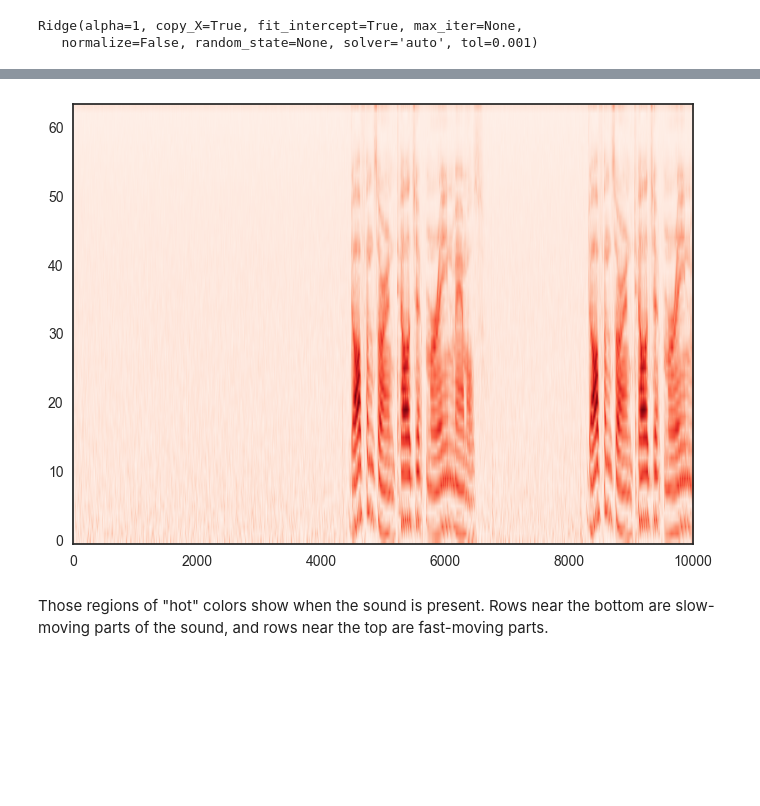
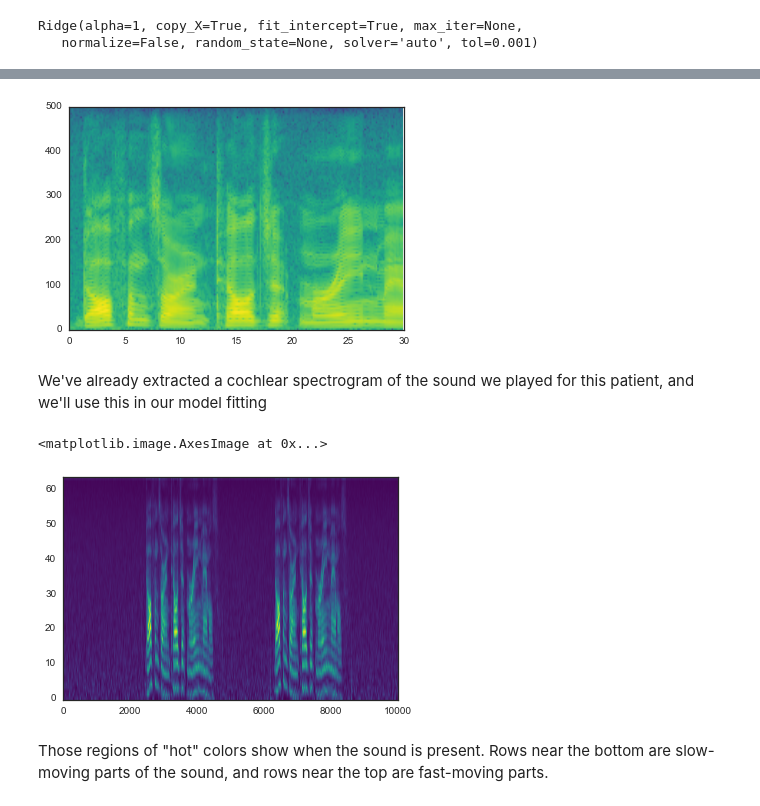
Before and after one commit to choldgraf/write-ups, a Jupyter notebook: neuro/ecog/Encoding Models.ipynb, the cells around one changed output, grey strips where cells are left out. Cells and saved outputs as stored; diff of their text form; code cells hidden in the pictures; blank space fills up the shorter version.

```diff
--- a/neuro/ecog/Encoding Models.ipynb
+++ b/neuro/ecog/Encoding Models.ipynb
@@ -220,12 +253,19 @@ OK, now things are going to get a lot more complicated. Instead of fake data, we
+# %%
+# However, there are spectral features underling this raw waveform:
+_ = plt.specgram(raw_audio, Fs=sfreq_aud, cmap=plt.cm.viridis)
+# %% [output]
+[figure, added]
+# %% [markdown]
+We've already extracted a cochlear spectrogram of the sound we played for this patient, and we'll use this in our model fitting
 # %%
 f, ax = plt.subplots()
 
 # This will plot 10 seconds.
-ax.imshow(audio._data[:, :10*audio.info['sfreq']],
-          aspect='auto', origin='lower', cmap=plt.cm.Reds)
-f
+ax.imshow(audio._data[:, 2*audio.info['sfreq']:12*audio.info['sfreq']],
+          aspect='auto', origin='lower', cmap=plt.cm.viridis)
 # %% [output]
+<matplotlib.image.AxesImage at 0x...>
-[figure, old version]
+[figure, new version]
 # %% [markdown]
 Those regions of "hot" colors show when the sound is present. Rows near the bottom are slow-moving parts of the sound, and rows near the top are fast-moving parts.
 # %% [markdown]
```
Also changed, not shown: parts of 42 cells of this notebook.
